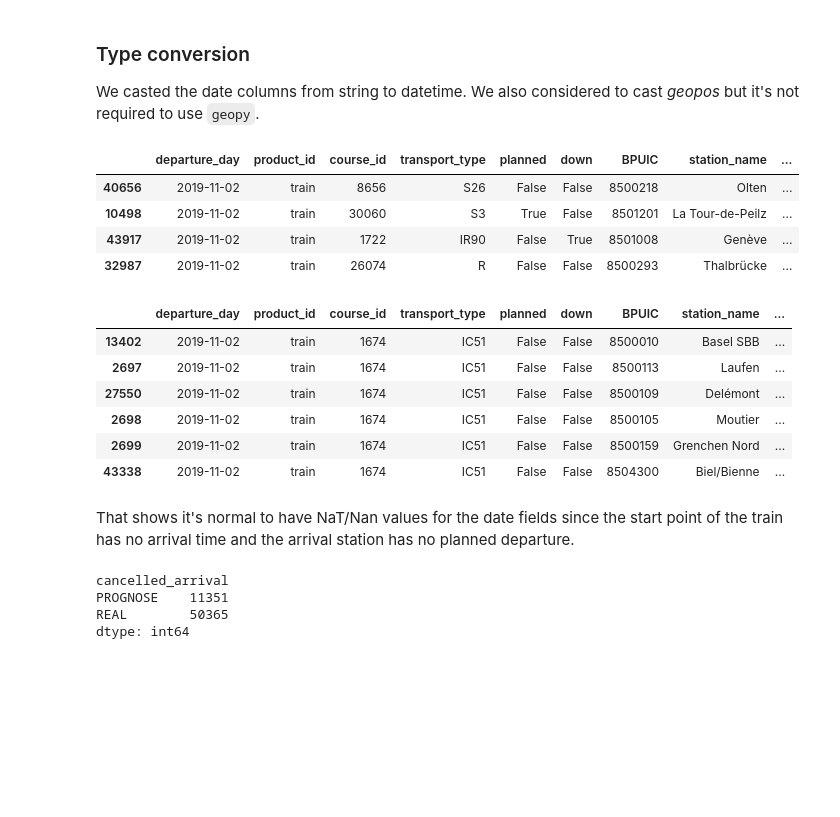
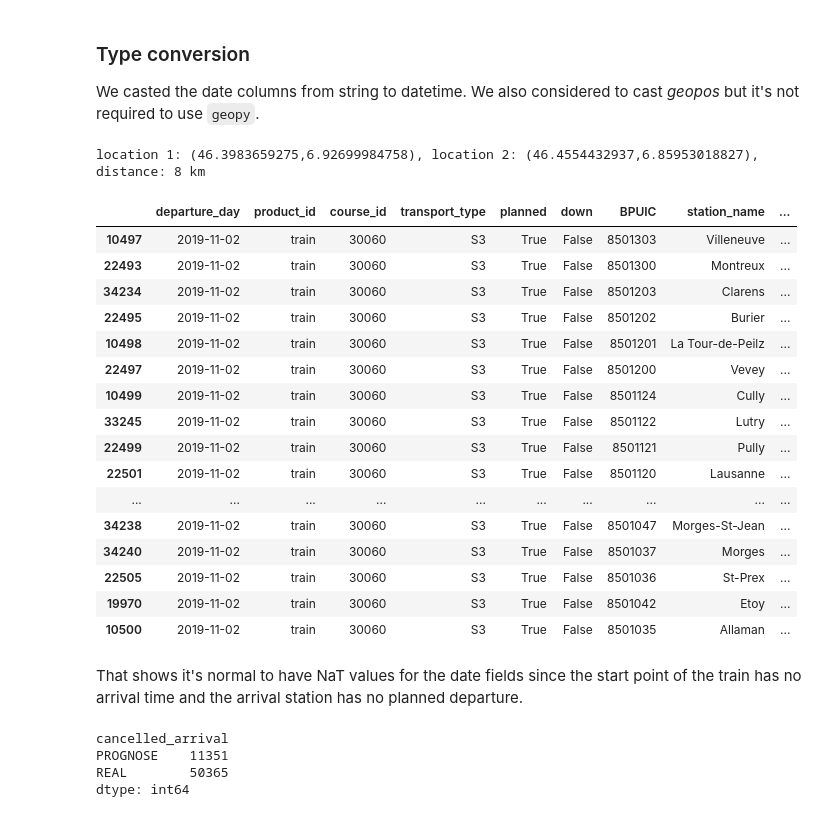
Before and after one commit to dimitriLallement/ADA-Project-2019, a Jupyter notebook: Project1.ipynb, the cells around one changed output. Drawn from its saved outputs; the diff is of its cells as text; code cells hidden in the pictures; blank space fills up the shorter version.

```diff
--- a/Project1.ipynb
+++ b/Project1.ipynb
@@ -107,29 +107,40 @@ df['planned_arrival_time'] =pd.to_datetime(df['planned_arrival_time'])
 df['actual_arrival_time'] =pd.to_datetime(df['actual_arrival_time'])
 df['planned_departure_time'] =pd.to_datetime(df['planned_departure_time'])
 df['actual_departure_time'] =pd.to_datetime(df['actual_departure_time'])
+# %%
+location1 = df.loc[df['course_id'] == 30060].iloc[0]['geopos']
+location2 = df.loc[df['course_id'] == 30060].iloc[1]['geopos']
+#Excepted distance: 8 km (source: https://www.lexilogos.com/calcul_distances.htm)
+print('location 1: ({}), location 2: ({}), distance: {} km'
+      .format(location1, location2, round(geo.distance.distance(location1, location2).km),2))
+# %% [output]
+location 1: (46.3983659275,6.92699984758), location 2: (46.4554432937,6.85953018827), distance: 8 km
 # %%
 #Translation of transport
 df['product_id'].replace('Zug', 'train', inplace=True)
-# %%
-df.sample(4)
-# %% [output]
-|  | departure_day | product_id | course_id | transport_type | planned | down | BPUIC | station_name | ... |
-| 40656 | 2019-11-02 | train | 8656 | S26 | False | False | 8500218 | Olten | ... |
-| 10498 | 2019-11-02 | train | 30060 | S3 | True | False | 8501201 | La Tour-de-Peilz | ... |
-| 43917 | 2019-11-02 | train | 1722 | IR90 | False | True | 8501008 | Genève | ... |
-| 32987 | 2019-11-02 | train | 26074 | R | False | False | 8500293 | Thalbrücke | ... |
 # %%
-df.loc[df['course_id'] == 1674].sort_values(by='planned_departure_time')
+#Analyze the NaT values for arrival and departure time
+df.loc[df['course_id'] == 30060].sort_values(by='planned_departure_time')
 # %% [output]
 |  | departure_day | product_id | course_id | transport_type | planned | down | BPUIC | station_name | ... |
-| 13402 | 2019-11-02 | train | 1674 | IC51 | False | False | 8500010 | Basel SBB | ... |
-| 2697 | 2019-11-02 | train | 1674 | IC51 | False | False | 8500113 | Laufen | ... |
-| 27550 | 2019-11-02 | train | 1674 | IC51 | False | False | 8500109 | Delémont | ... |
-| 2698 | 2019-11-02 | train | 1674 | IC51 | False | False | 8500105 | Moutier | ... |
-| 2699 | 2019-11-02 | train | 1674 | IC51 | False | False | 8500159 | Grenchen Nord | ... |
-| 43338 | 2019-11-02 | train | 1674 | IC51 | False | False | 8504300 | Biel/Bienne | ... |
+| 10497 | 2019-11-02 | train | 30060 | S3 | True | False | 8501303 | Villeneuve | ... |
+| 22493 | 2019-11-02 | train | 30060 | S3 | True | False | 8501300 | Montreux | ... |
+| 34234 | 2019-11-02 | train | 30060 | S3 | True | False | 8501203 | Clarens | ... |
+| 22495 | 2019-11-02 | train | 30060 | S3 | True | False | 8501202 | Burier | ... |
+| 10498 | 2019-11-02 | train | 30060 | S3 | True | False | 8501201 | La Tour-de-Peilz | ... |
+| 22497 | 2019-11-02 | train | 30060 | S3 | True | False | 8501200 | Vevey | ... |
+| 10499 | 2019-11-02 | train | 30060 | S3 | True | False | 8501124 | Cully | ... |
+| 33245 | 2019-11-02 | train | 30060 | S3 | True | False | 8501122 | Lutry | ... |
+| 22499 | 2019-11-02 | train | 30060 | S3 | True | False | 8501121 | Pully | ... |
+| 22501 | 2019-11-02 | train | 30060 | S3 | True | False | 8501120 | Lausanne | ... |
+| ... | ... | ... | ... | ... | ... | ... | ... | ... | ... |
+| 34238 | 2019-11-02 | train | 30060 | S3 | True | False | 8501047 | Morges-St-Jean | ... |
+| 34240 | 2019-11-02 | train | 30060 | S3 | True | False | 8501037 | Morges | ... |
+| 22505 | 2019-11-02 | train | 30060 | S3 | True | False | 8501036 | St-Prex | ... |
+| 19970 | 2019-11-02 | train | 30060 | S3 | True | False | 8501042 | Etoy | ... |
+| 10500 | 2019-11-02 | train | 30060 | S3 | True | False | 8501035 | Allaman | ... |
 # %% [markdown]
-That shows it's normal to have NaT/Nan values for the date fields since the start point of the train has no arrival time and the arrival station has no planned departure.
+That shows it's normal to have NaT values for the date fields since the start point of the train has no arrival time and the arrival station has no planned departure.
 # %%
 df.groupby('cancelled_arrival').size()
 #TODO translate this
```
Also changed, not shown: parts of 5 cells of this notebook.
